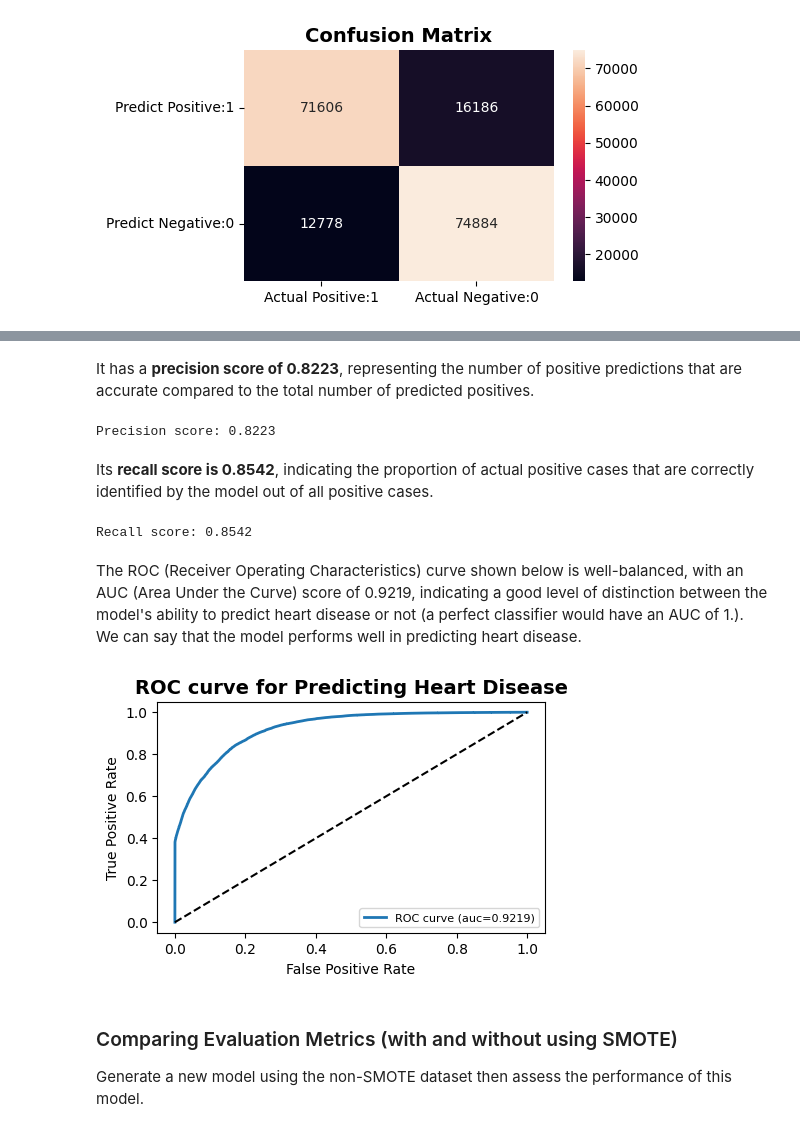
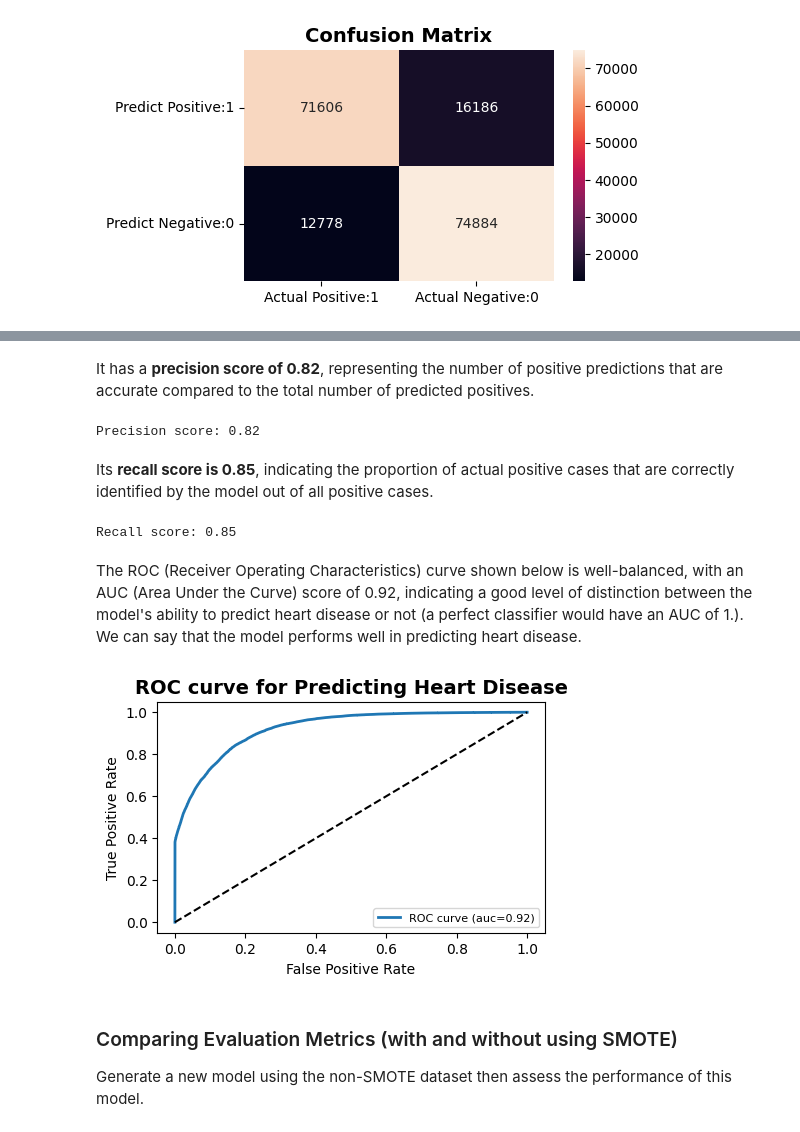
Before and after one commit to abccastro/House-Price-Prediction-using-Polynomial-Regression, a Jupyter notebook: Project/AML2203/Mid-term Project/Heart Disease Prediction.ipynb, the cells around one changed output, grey strips where cells are left out. Cells and saved outputs as stored; diff of their text form; code cells hidden in the pictures.

```diff
--- a/Project/AML2203/Mid-term Project/Heart Disease Prediction.ipynb
+++ b/Project/AML2203/Mid-term Project/Heart Disease Prediction.ipynb
@@ -351,34 +351,34 @@ Accuracy score: 0.8349
 # %% [markdown]
-It has a <b>precision score of 0.8223</b>, representing the number of positive predictions that are accurate compared to the total number of predicted positives.
+It has a <b>precision score of 0.82</b>, representing the number of positive predictions that are accurate compared to the total number of predicted positives.
 # %%
 precision_score_s = TP / float(TP + FP)   # OR precision_score(y_test_smore, y_pred_test)
-print(f'Precision score: {round(precision_score_s, 4)}')
+print(f'Precision score: {round(precision_score_s, 2)}')
 # %% [output]
-Precision score: 0.8223
+Precision score: 0.82
 # %% [markdown]
-Its <b>recall score is 0.8542</b>, indicating the proportion of actual positive cases that are correctly identified by the model out of all positive cases.
+Its <b>recall score is 0.85</b>, indicating the proportion of actual positive cases that are correctly identified by the model out of all positive cases.
 # %%
 recall_score_s = TP / float(TP + FN)  # OR recall_score(y_test_smore, y_pred_test)
-print(f'Recall score: {round(recall_score_s, 4)}')
+print(f'Recall score: {round(recall_score_s, 2)}')
 # %% [output]
-Recall score: 0.8542
+Recall score: 0.85
 # %% [markdown]
-The ROC (Receiver Operating Characteristics) curve shown below is well-balanced, with an AUC (Area Under the Curve) score of 0.9219, indicating a good level of distinction between the model's ability to predict heart disease or not (a perfect classifier would have an AUC of 1.). We can say that the model performs well in predicting heart disease.
+The ROC (Receiver Operating Characteristics) curve shown below is well-balanced, with an AUC (Area Under the Curve) score of 0.92, indicating a good level of distinction between the model's ability to predict heart disease or not (a perfect classifier would have an AUC of 1.). We can say that the model performs well in predicting heart disease.
 # %%
 y_prob_test = model.predict_proba(X_test)[:,1]
 fpr, tpr, thresholds = roc_curve(y_test, y_prob_test)
 
-auc = round(roc_auc_score(y_test, y_prob_test), 4)
+auc = round(roc_auc_score(y_test, y_prob_test), 2)
 
 plt.plot(fpr, tpr, linewidth=2, label="ROC curve (auc=" + str(auc) + ")")
 plt.plot([0,1], [0,1], 'k--' )
 plt.title('ROC curve for Predicting Heart Disease', fontsize=14, fontweight='bold')
 plt.xlabel('False Positive Rate')
 plt.ylabel('True Positive Rate')
 plt.legend(loc='lower right')
 plt.show()
 # %% [output]
-[figure, old version]
+[figure, new version]
 # %% [markdown]
 ### Comparing Evaluation Metrics (with and without using SMOTE)
 
```
Also changed, not shown: parts of 4 cells of this notebook.
